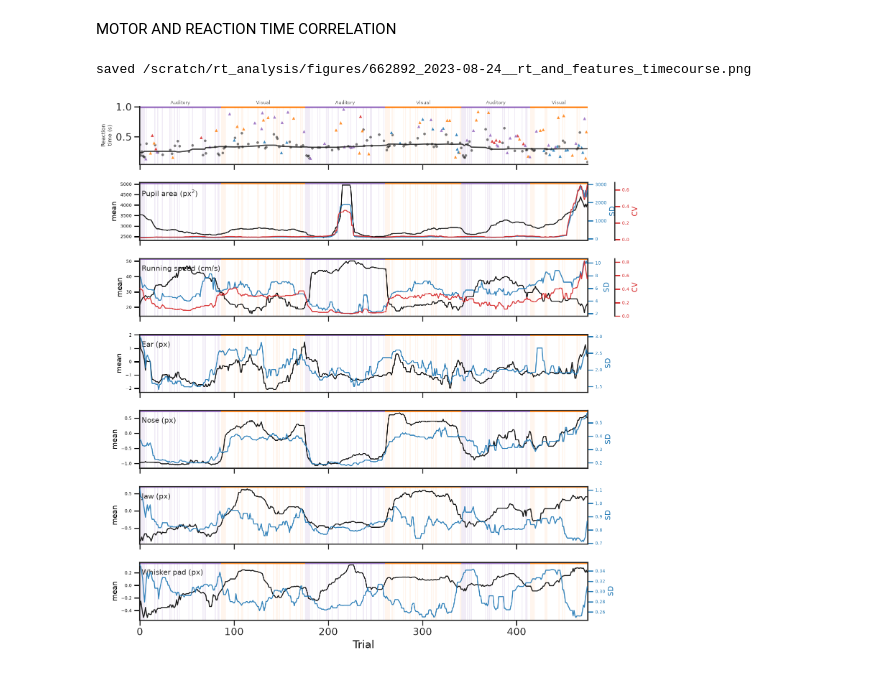
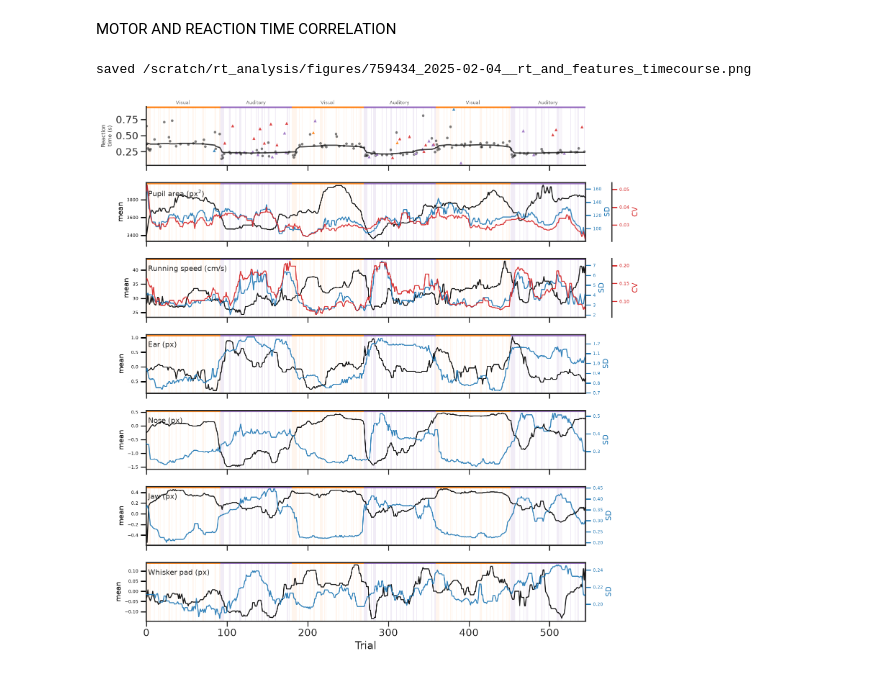
Before and after one commit to tierneydaw1/MisfiringSquad, a Jupyter notebook: code/AvgEngagement.ipynb, the cells around one changed output. Cells and saved outputs as stored; diff of their text form; code cells hidden in the pictures.

```diff
--- a/code/AvgEngagement.ipynb
+++ b/code/AvgEngagement.ipynb
@@ -492,7 +492,7 @@ STATISTIC_COLORS = {'_mean': 'black', '_sd': 'tab:blue', '_cv': 'tab:red'}
 STATISTIC_LABELS = {'_mean': 'mean', '_sd': 'SD', '_cv': 'CV'}
 RUNNING_WINDOW = 20
 
-PLOT_SESSION_NUMBER = 0        # <-- change this to switch session
+PLOT_SESSION_NUMBER = 11        # <-- change this to switch session
 
 CONTEXT_SHADE = {'vis': ('tab:orange', 0.07), 'aud': ('tab:purple', 0.12)}
 
@@ -565,32 +565,32 @@ for panel_index, variable_name in enumerate(variables_present, start=1):
                        and (s != '_cv' or variable_name in CV_VARIABLES)]
 
     axis_offset = 0
     for statistic_suffix in statistics_here:
         feature_column = variable_name + statistic_suffix
         feature_data = session_data[~session_data.is_catch & session_data[feature_column].notna()]
         if statistic_suffix == statistics_here[0]:
             target_ax = ax
         else:
             target_ax = ax.twinx()
             axis_offset += 1
             if axis_offset > 1:
                 target_ax.spines['right'].set_position(('axes', 1 + 0.06 * (axis_offset - 1)))
         statistic_color = STATISTIC_COLORS[statistic_suffix]
         running_feature = feature_data[feature_column].rolling(RUNNING_WINDOW, min_periods=5, center=True).median()
         target_ax.plot(feature_data.trial_position, running_feature, color=statistic_color, lw=1.6, alpha=0.9, zorder=4)
         target_ax.set_ylabel(STATISTIC_LABELS[statistic_suffix], fontsize=12, color=statistic_color)
         target_ax.tick_params(axis='y', labelsize=7, colors=statistic_color)
 
     ax.annotate(VARIABLE_LABELS[variable_name], (0.005, 0.88), xycoords='axes fraction', fontsize=12, va='top')
     sns.despine(ax=ax, right=False)
 
 axes[-1].set_xlabel('Trial')
 axes[0].set_xlim(-0.5, len(session_data) - 0.5)
 fig.tight_layout()
 out_path = os.path.join(FIGURE_DIR, '%s__rt_and_features_timecourse.png' % plot_session_id)
 fig.savefig(out_path, dpi=300, bbox_inches='tight')
 print('saved %s' % out_path)
 plt.show()
 # %% [output]
-saved /scratch/rt_analysis/figures/662892_2023-08-24__rt_and_features_timecourse.png
+saved /scratch/rt_analysis/figures/759434_2025-02-04__rt_and_features_timecourse.png
-[figure, old version]
+[figure, new version]
```
Also changed, not shown: parts of 2 cells of this notebook.
